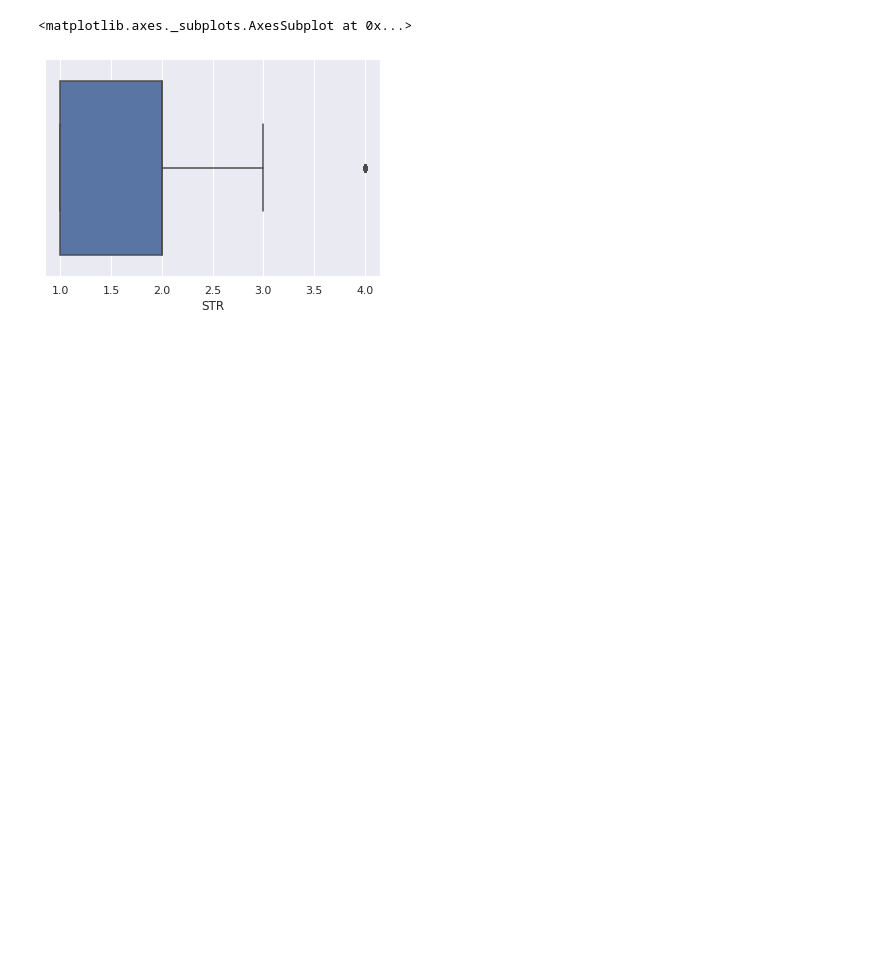
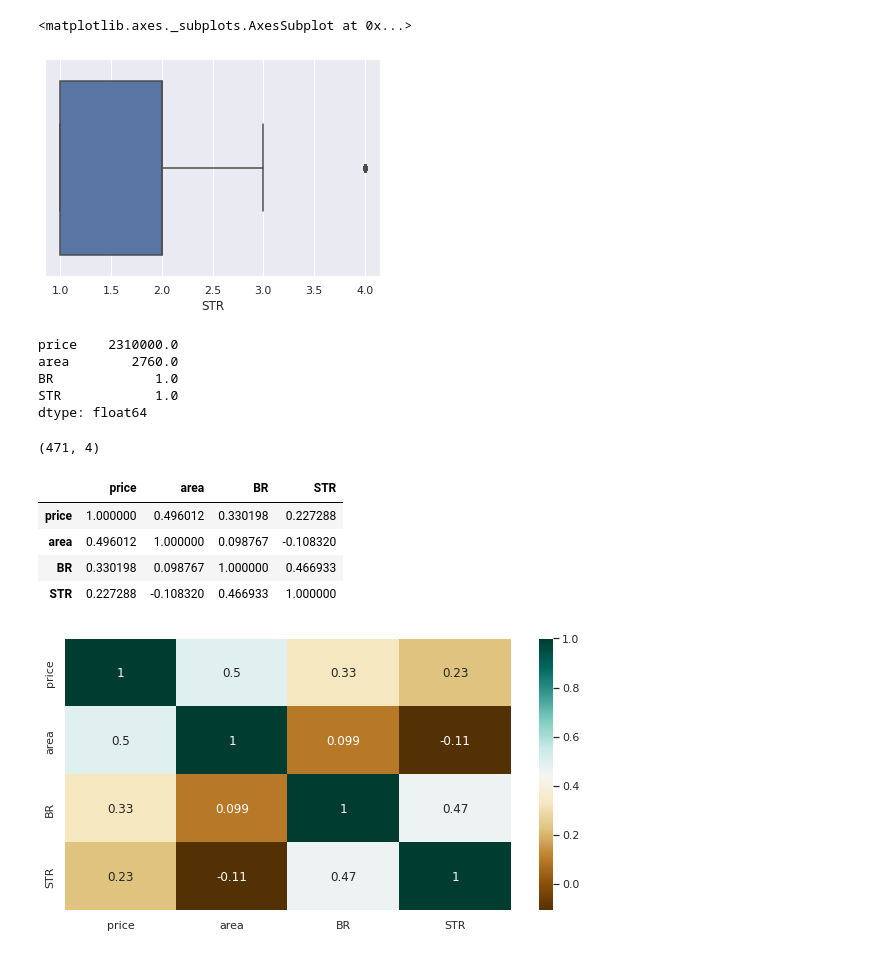
Before and after one commit to gitmccoyabrasaldo/Elective2-MachineLearning, a Jupyter notebook: Exploratory_data_Analysis.ipynb, the cells around one changed output. Drawn from its saved outputs; the diff is of its cells as text; code cells hidden in the pictures; blank space fills up the shorter version.

```diff
--- a/Exploratory_data_Analysis.ipynb
+++ b/Exploratory_data_Analysis.ipynb
@@ -441,5 +441,21 @@ sns.boxplot(x=df['STR'])
 # %% [output]
 <matplotlib.axes._subplots.AxesSubplot at 0x...>
 [figure]
+# %%
+Q1 = df.quantile(0.25)
+Q3 = df.quantile(0.75)
+IQR = Q3 - Q1
+print(IQR)
+# %% [output]
+price    2310000.0
+area        2760.0
+BR             1.0
+STR            1.0
+dtype: float64
+# %%
+df = df[~((df < (Q1 - 1.5 * IQR)) |(df > (Q3 + 1.5 * IQR))).any(axis=1)]
+df.shape
+# %% [output]
+(471, 4)
 # %%
 #@title Create a boxplot, scatter plot and histogram , heat map for visualization.
@@ -452,0 +462,13 @@ plt.xlabel('price');
+# %%
+#@title My Heat Maps
+plt.figure(figsize=(10,5))
+c= df.corr()
+sns.heatmap(c,cmap="BrBG",annot=True)
+c
+# %% [output]
+|  | price | area | BR | STR |
+| price | 1.000000 | 0.496012 | 0.330198 | 0.227288 |
+| area | 0.496012 | 1.000000 | 0.098767 | -0.108320 |
+| BR | 0.330198 | 0.098767 | 1.000000 | 0.466933 |
+| STR | 0.227288 | -0.108320 | 0.466933 | 1.000000 |
+[figure, added]
```
Also changed, not shown: parts of 1 cell of this notebook.
